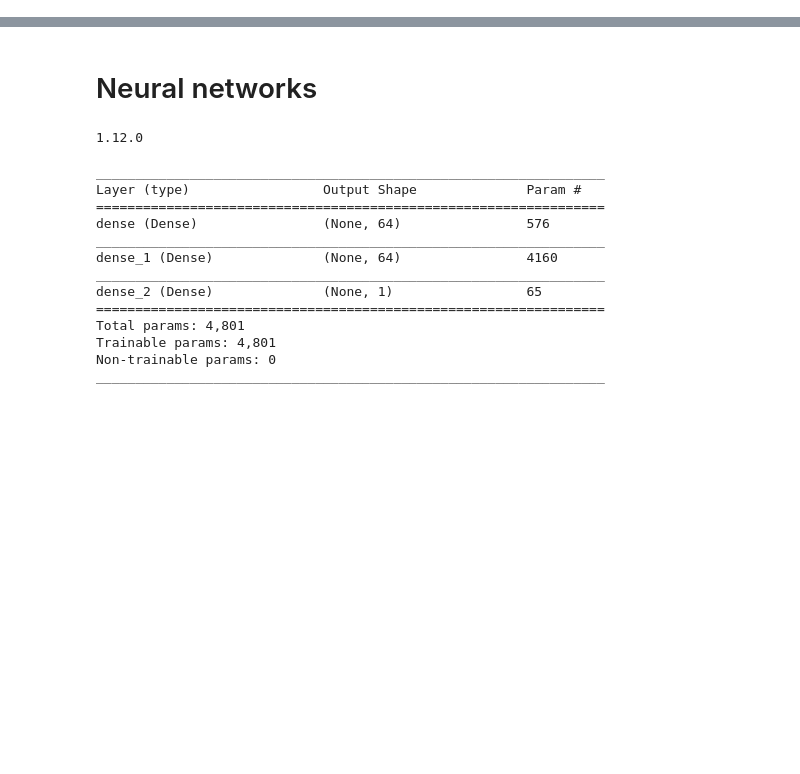
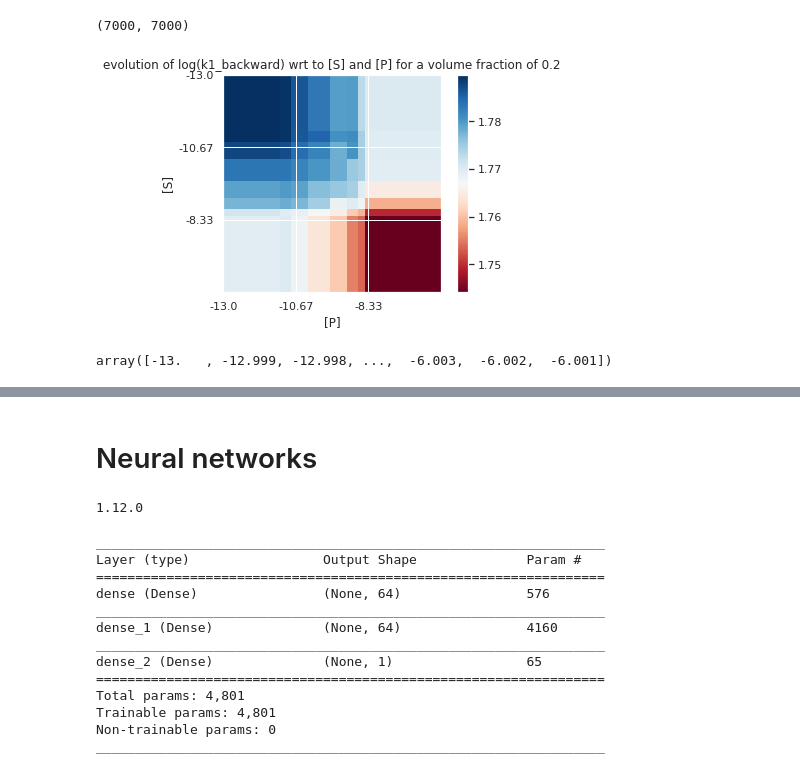
Before and after one commit to WilliamCappelletti/ML_CS433_project2, a Jupyter notebook: src/exploration.ipynb, the cells around one changed output, grey strips where cells are left out. Cells and saved outputs as stored; diff of their text form; code cells hidden in the pictures; blank space fills up the shorter version.

```diff
--- a/src/exploration.ipynb
+++ b/src/exploration.ipynb
@@ -29,0 +106,4 @@ import william
+# %%
+data = np.random.rand(7, 5)
+dtest = xgb.DMatrix(data)
+ypred = xgbReg.predict(dtest)
@@ -29,0 +158,58 @@ import william
+# %%
+from numpy import exp,arange
+from pylab import meshgrid,cm,imshow,contour,clabel,colorbar,axis,title,show
+
+model = xgbReg
+
+# the function that I'm going to plot
+def z_func(x,y):
+
+    ES_ref = np.repeat(ES0,len(x))
+    P_ref = np.repeat(P0,len(x))
+    mu_ref = np.repeat(mu0,len(x))
+    v_ref = np.repeat(v0,len(x))
+    S_ref = np.repeat(S0,len(x))
+
+    predict_on = np.array([ES_ref,mu_ref,x,y,v_ref])
+    dtest = xgb.DMatrix(np.matrix.transpose(predict_on))
+    result = model.predict(dtest)
+    return result
+
+
+def Z_FUNC(X,Y):
+    x = np.array([(x, y) for x in X for y in Y])
+    result = z_func(x[:,0],x[:,1]).reshape(len(X),len(Y))
+    return result
+
+x = arange(-13,-6,0.001)
+y = arange(-13,-6,0.001)
+X,Y = meshgrid(x, y) # grid of point
+
+Z = Z_FUNC(x, y) # evaluation of the function on the grid
+
+print(Z.shape)
+# %% [output]
+(7000, 7000)
+# %%
+im = imshow(np.transpose(Z),cmap=cm.RdBu) # drawing the function
+# adding the Contour lines with labels
+#cset = contour(np.transpose(Z),arange(-2,2,0.1),linewidths=2,cmap=cm.Set2)
+#clabel(cset,inline=True,fmt='%1.1f',fontsize=10)
+colorbar(im) # adding the colobar on the right
+
+ax = plt.gca()
+ax.set_xticks(np.arange(0,len(x),len(x)/3))
+ax.set_yticks(np.arange(0, len(x), len(x)/3))
+ax.set_xticklabels([x[0],round(x[int(len(x)/3)],2),round(x[int(2*len(x)/3)],2)])
+ax.set_yticklabels([y[0],round(y[int(len(x)/3)],2),round(y[int(2*len(x)/3)],2)])
+plt.xlabel("[P]")
+plt.ylabel("[S]")
+
+plt.title("evolution of log(k1_backward) wrt to [S] and [P] for a volume fraction of 0.2")
+show()
+# %% [output]
+[figure, added]
+# %%
+x
+# %% [output]
+array([-13.   , -12.999, -12.998, ...,  -6.003,  -6.002,  -6.001])
```
Also changed, not shown: parts of 22 cells of this notebook, 2 other files.
